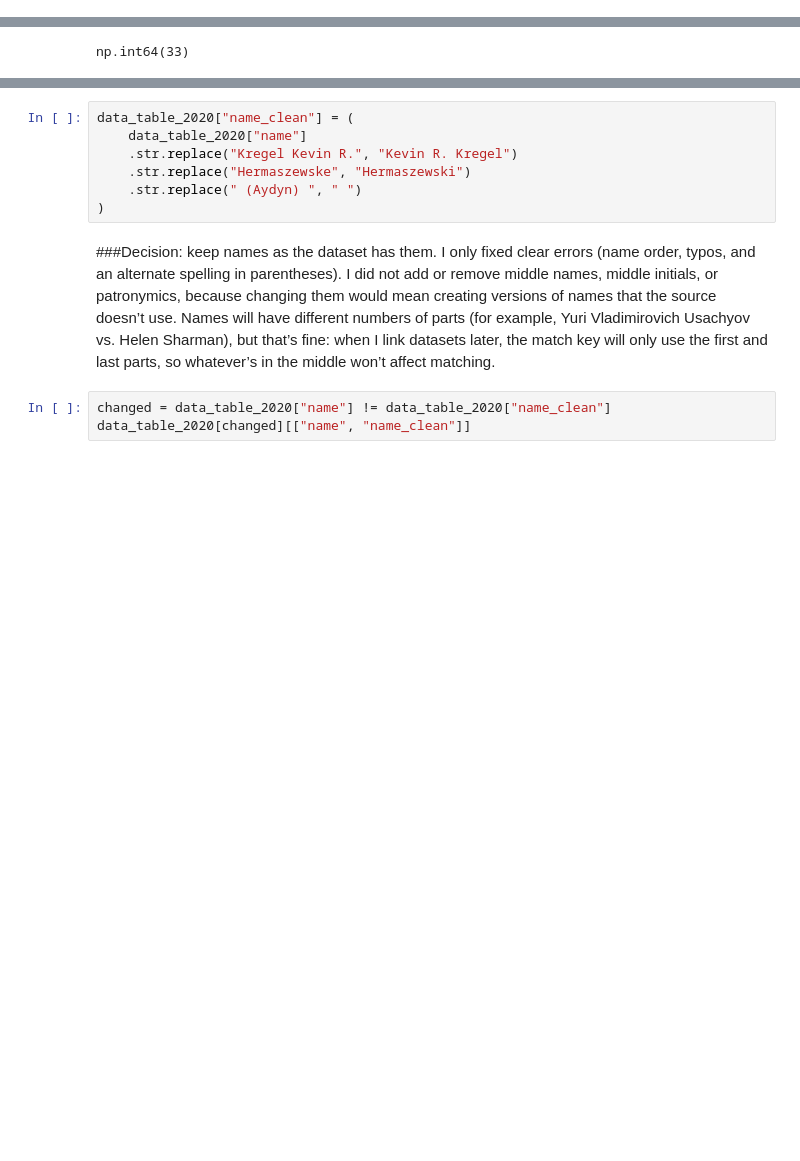
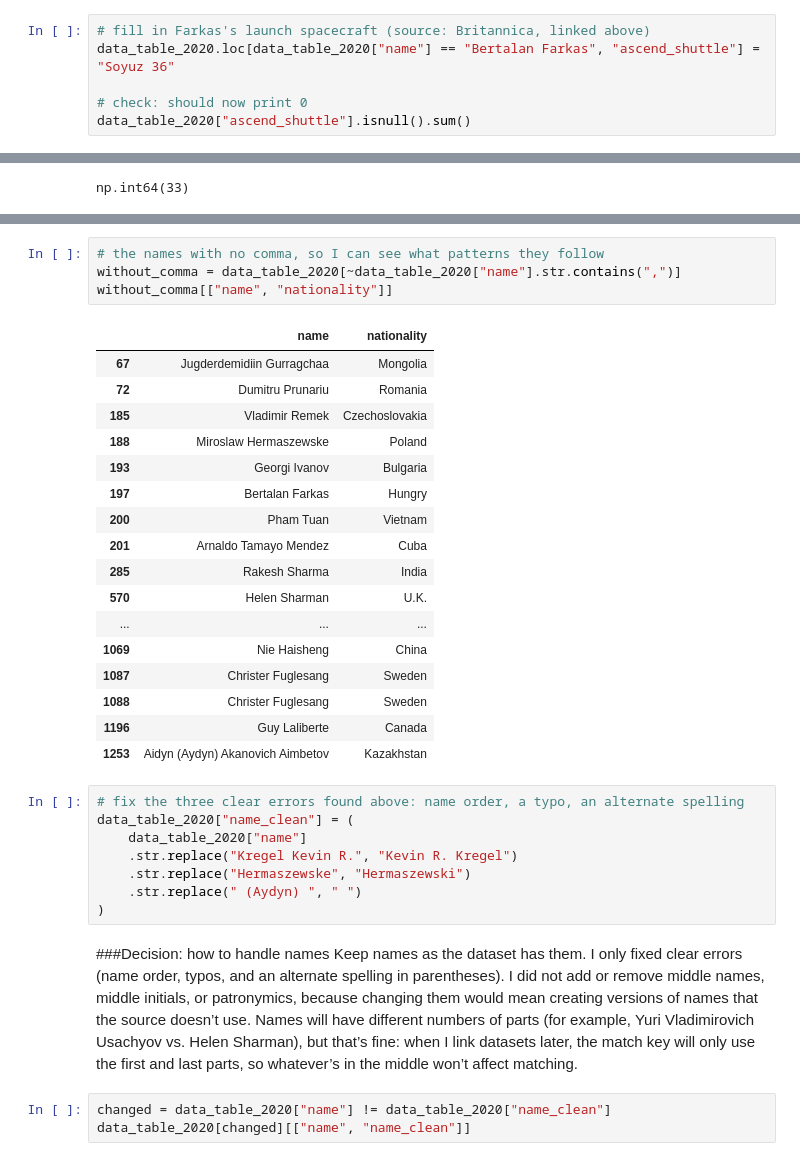
Before and after one commit to MayaVolkov/astronaut-missions-analysis, a Jupyter notebook: Astronaut_Mission_Analysis_.ipynb, the cells around one changed output, grey strips where cells are left out. Cells and saved outputs as stored; diff of their text form; blank space fills up the shorter version.

```diff
--- a/Astronaut_Mission_Analysis_.ipynb
+++ b/Astronaut_Mission_Analysis_.ipynb
@@ -162,0 +127,6 @@ The missing text cell is for Bertalan Farkas, 1980, he launched on Soyuz 36 and
+# %%
+# fill in Farkas's launch spacecraft (source: Britannica, linked above)
+data_table_2020.loc[data_table_2020["name"] == "Bertalan Farkas", "ascend_shuttle"] = "Soyuz 36"
+
+# check: should now print 0
+data_table_2020["ascend_shuttle"].isnull().sum()
@@ -190,4 +140,27 @@ withoutComma
+# %%
+# the names with no comma, so I can see what patterns they follow
+without_comma = data_table_2020[~data_table_2020["name"].str.contains(",")]
+without_comma[["name", "nationality"]]
+# %% [output]
+|  | name | nationality |
+| 67 | Jugderdemidiin Gurragchaa | Mongolia |
+| 72 | Dumitru Prunariu | Romania |
+| 185 | Vladimir Remek | Czechoslovakia |
+| 188 | Miroslaw Hermaszewske | Poland |
+| 193 | Georgi Ivanov | Bulgaria |
+| 197 | Bertalan Farkas | Hungry |
+| 200 | Pham Tuan | Vietnam |
+| 201 | Arnaldo Tamayo Mendez | Cuba |
+| 285 | Rakesh Sharma | India |
+| 570 | Helen Sharman | U.K. |
+| ... | ... | ... |
+| 1069 | Nie Haisheng | China |
+| 1087 | Christer Fuglesang | Sweden |
+| 1088 | Christer Fuglesang | Sweden |
+| 1196 | Guy Laliberte | Canada |
+| 1253 | Aidyn (Aydyn) Akanovich Aimbetov | Kazakhstan |
 # %%
+# fix the three clear errors found above: name order, a typo, an alternate spelling
 data_table_2020["name_clean"] = (
     data_table_2020["name"]
     .str.replace("Kregel Kevin R.", "Kevin R. Kregel")
@@ -195,8 +168,8 @@ data_table_2020["name_clean"] = (
     .str.replace(" (Aydyn) ", " ")
 )
 # %% [markdown]
-###Decision:
-keep names as the dataset has them. I only fixed clear errors (name order, typos, and an alternate spelling in parentheses). I did not add or remove middle names, middle initials, or patronymics, because changing them would mean creating versions of names that the source doesn’t use. Names will have different numbers of parts (for example, Yuri Vladimirovich Usachyov vs. Helen Sharman), but that’s fine: when I link datasets later, the match key will only use the first and last parts, so whatever’s in the middle won’t affect matching.
+###Decision: how to handle names
+Keep names as the dataset has them. I only fixed clear errors (name order, typos, and an alternate spelling in parentheses). I did not add or remove middle names, middle initials, or patronymics, because changing them would mean creating versions of names that the source doesn’t use. Names will have different numbers of parts (for example, Yuri Vladimirovich Usachyov vs. Helen Sharman), but that’s fine: when I link datasets later, the match key will only use the first and last parts, so whatever’s in the middle won’t affect matching.
 # %%
 changed = data_table_2020["name"] != data_table_2020["name_clean"]
 data_table_2020[changed][["name", "name_clean"]]
```
Also changed, not shown: parts of 61 cells of this notebook.
